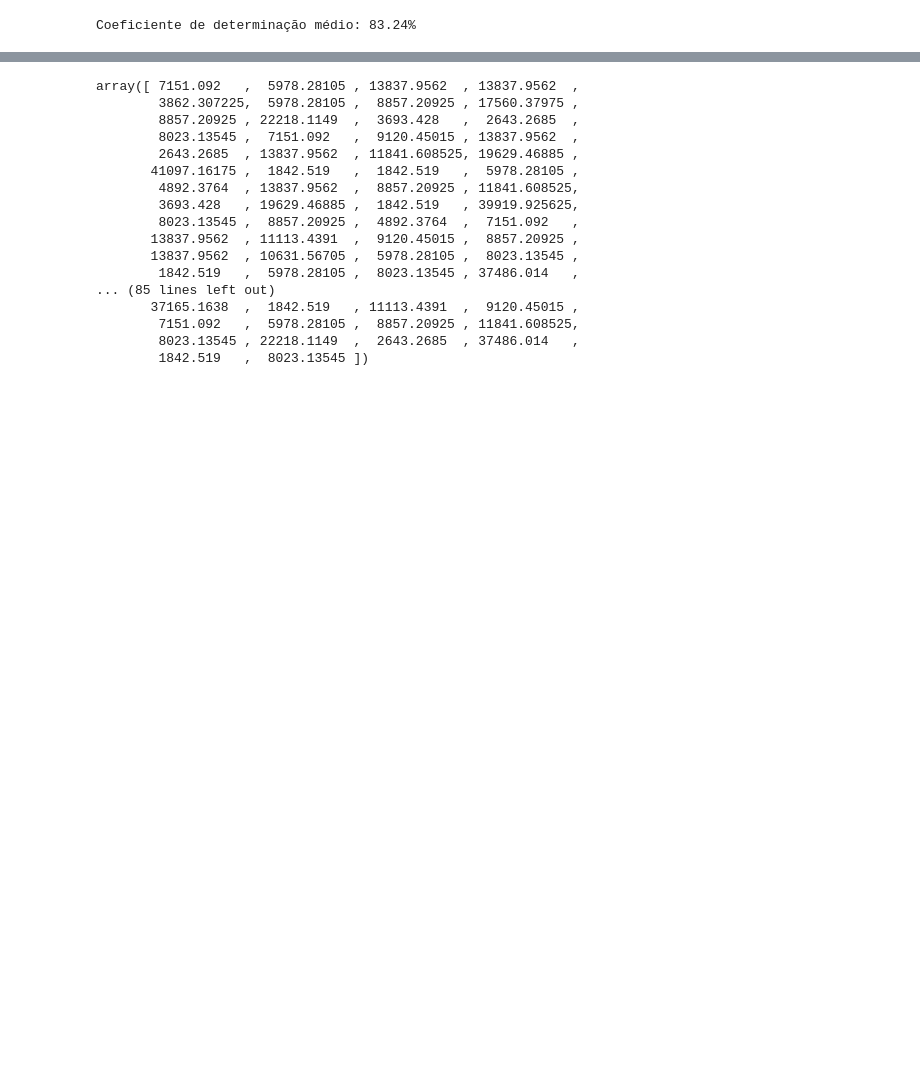
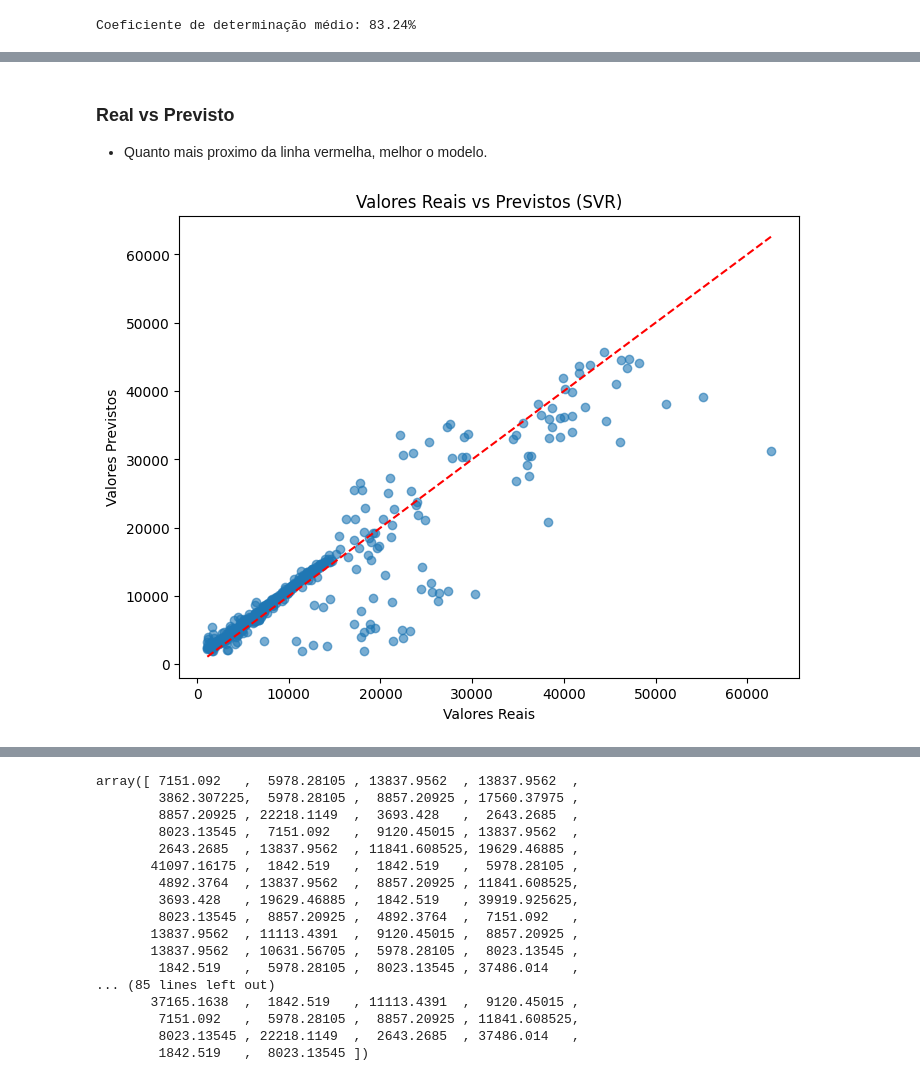
Before and after one commit to Rd-Brito13/Previsao-de-custos-de-seguro-de-saude, a Jupyter notebook: notebook/Regressor.ipynb, the cells around one changed output, grey strips where cells are left out. Cells and saved outputs as stored; diff of their text form; code cells hidden in the pictures; blank space fills up the shorter version.

```diff
--- a/notebook/Regressor.ipynb
+++ b/notebook/Regressor.ipynb
@@ -2006,0 +2090,15 @@ TransformedTargetRegressor(regressor=Pipeline(steps=[('preprocess',
+# %% [markdown]
+### **Real vs Previsto**
+
+- Quanto mais proximo da linha vermelha, melhor o modelo.
+# %%
+# GRÁFICO PARA VALORES REAIS X PREVISTO
+plt.figure(figsize=(8,6)) # TAMANHO DA FIGURA
+plt.scatter(y_teste, previsoes, alpha=0.6) # DADOS PLOTADOS
+plt.plot([y_teste.min(), y_teste.max()],[y_teste.min(), y_teste.max()],color='red', linestyle='--') # CONFIGURAÇÕES DO GRÁFICO
+plt.xlabel("Valores Reais") # XLABEL
+plt.ylabel("Valores Previstos") # YLABEL
+plt.title("Valores Reais vs Previstos (SVR)") # TITULO DO GRÁFICO
+plt.show() # EXIBE
+# %% [output]
+[figure, added]
```
Also changed, not shown: parts of 67 cells of this notebook.
